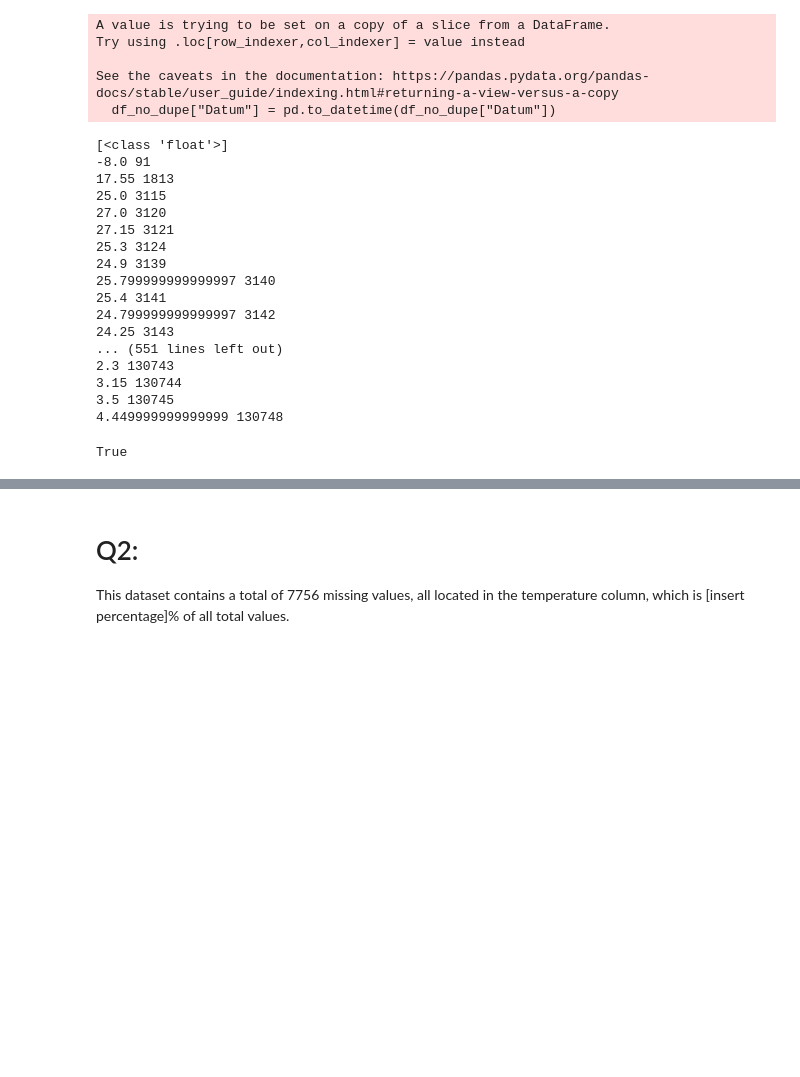
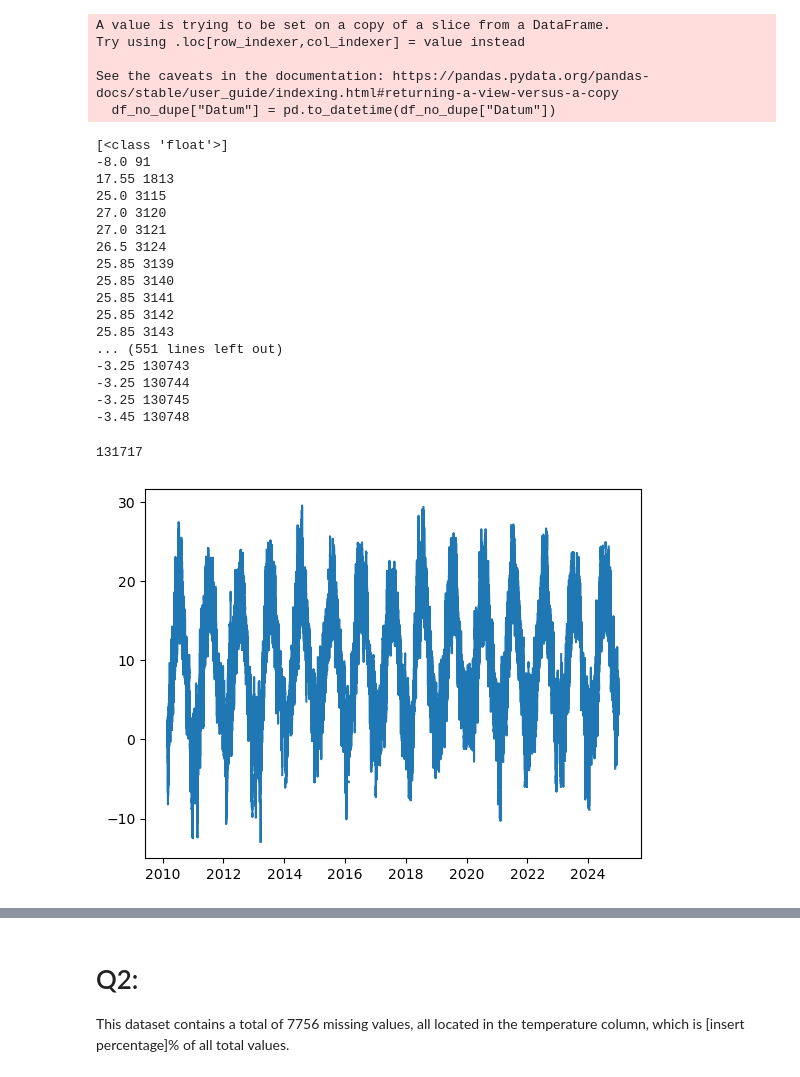
Before and after one commit to Maximilian-Carlback/Assignment-1, a Jupyter notebook: Assignment_1.ipynb, the cells around one changed output, grey strips where cells are left out. Drawn from its saved outputs; the diff is of its cells as text; code cells hidden in the pictures; blank space fills up the shorter version.

```diff
--- a/Assignment_1.ipynb
+++ b/Assignment_1.ipynb
@@ -195,6 +213,8 @@ prevCounter = 1
 nextCounter = 1
 
 for index in list_of_indexes:
+    prevCounter = 1
+    nextCounter = 1
     intIndex = df_no_empty.index.get_loc(index) # Get integer position of outlier in df_no_empty
     while(df_no_empty.iloc[intIndex-prevCounter].name in list_of_indexes):
         prevCounter+=1
@@ -213,21 +233,24 @@ for index in list_of_indexes:
 17.55 1813
 25.0 3115
 27.0 3120
-27.15 3121
-25.3 3124
-24.9 3139
-25.799999999999997 3140
-25.4 3141
-24.799999999999997 3142
-24.25 3143
+27.0 3121
+26.5 3124
+25.85 3139
+25.85 3140
+25.85 3141
+25.85 3142
+25.85 3143
 ... (551 lines left out)
-2.3 130743
-3.15 130744
-3.5 130745
-4.449999999999999 130748
+-3.25 130743
+-3.25 130744
+-3.25 130745
+-3.45 130748
 # %%
-intindex =87
-prevVal = (df_no_empty.iloc[intindex])
-print(prevVal.name == int(89))
+x = pd.to_datetime(df_no_dupe["Datum"].astype(str) +" " +df_no_dupe["Tid (UTC)"].astype(str))
+y = df_no_dupe["Lufttemperatur"]
+
+mlp.plot(x,y)
+len(df)
 # %% [output]
-True
+131717
+[figure, added]
```
Also changed, not shown: parts of 2 cells of this notebook.
